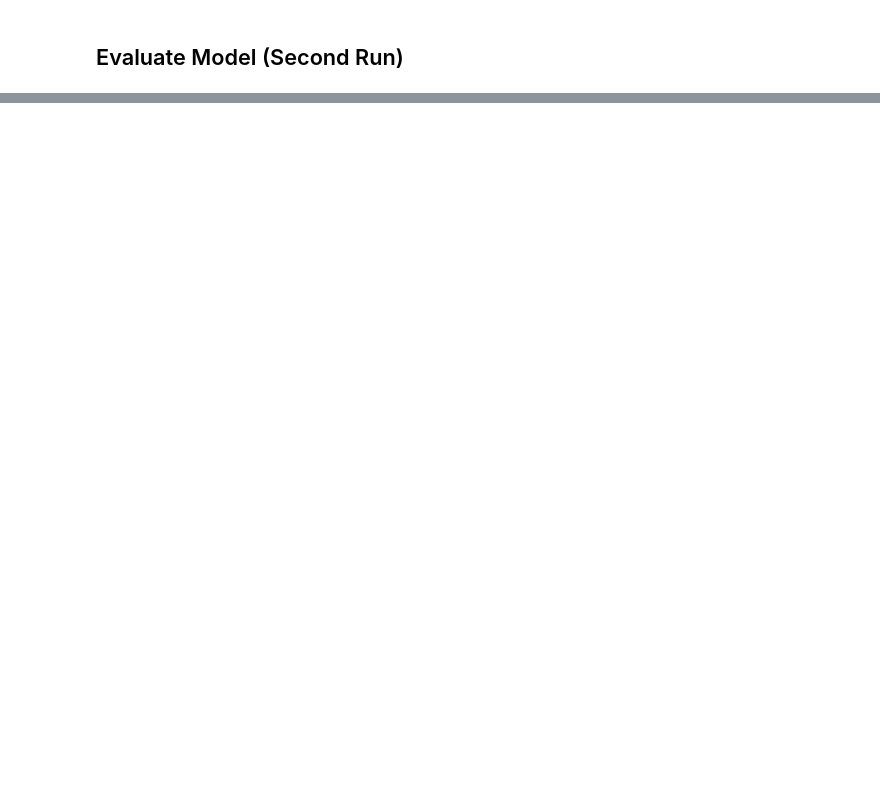
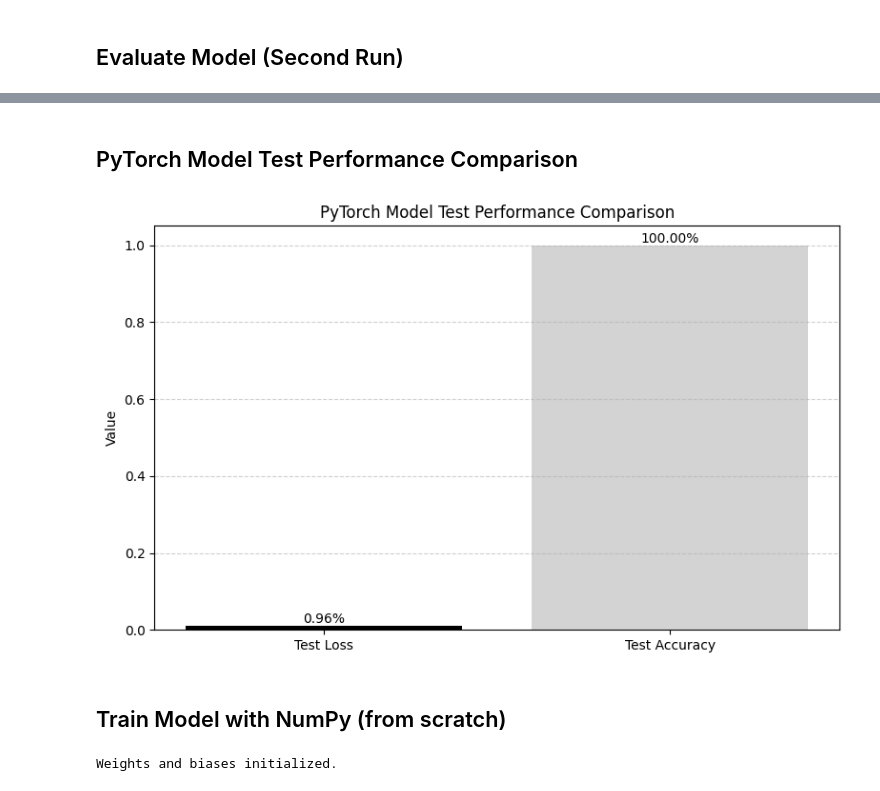
Before and after one commit to jahidurmahim/Machine_Learning_Laboratory, a Jupyter notebook: BackPropagation.ipynb, the cells around one changed output, grey strips where cells are left out. Cells and saved outputs as stored; diff of their text form; code cells hidden in the pictures; blank space fills up the shorter version.

```diff
--- a/BackPropagation.ipynb
+++ b/BackPropagation.ipynb
@@ -537,0 +718,22 @@ Test accuracy: 96.7%
+# %%
+# Evaluate the PyTorch model
+pt_model.eval() # Set the model to evaluation mode
+
+with torch.no_grad(): # Disable gradient calculation during evaluation
+    correct = 0
+    total = 0
+    for inputs, labels in test_loader:
+        outputs = pt_model(inputs)
+        _, predicted = torch.max(outputs.data, 1)
+        _, true_labels_indices = torch.max(labels.data, 1)
+        total += labels.size(0)
+        correct += (predicted == true_labels_indices).sum().item()
+
+    pt_accuracy = correct / total
+    print(f'PyTorch Model Test Accuracy: {pt_accuracy:2.2f}%')
+
+    # Calculate test loss (optional, as CrossEntropyLoss takes class indices)
+    # To get loss on test set, we need to manually compute it for one-hot labels
+    test_outputs = pt_model(X_test_pt)
+    pt_test_loss = criterion(test_outputs, y_test_pt).item()
+    print(f'PyTorch Model Test Loss: {100.0 * pt_test_loss:2.2f}%')
@@ -537,0 +743,51 @@ Test accuracy: 96.7%
+# %% [markdown]
+## PyTorch Model Test Performance Comparison
+# %%
+import matplotlib.pyplot as plt
+
+metrics = ['Test Loss', 'Test Accuracy']
+values = [pt_test_loss, pt_accuracy]
+
+plt.figure(figsize=(8, 5))
+# Use plt.bar to create a bar chart for the comparison
+colors = ['black', 'lightgrey'] # Use black and grey colors
+plt.bar(metrics, values, color=colors)
+plt.ylabel('Value')
+plt.title('PyTorch Model Test Performance Comparison')
+plt.ylim(bottom=0) # Set y-axis lower limit to 0
+
+# Add text labels on top of the bars
+for i, value in enumerate(values):
+    # Format as percentage with 2 decimal places
+    plt.text(metrics[i], value, f'{value * 100:.2f}%', ha='center', va='bottom', fontsize=10, color='black')
+
+plt.grid(axis='y', linestyle='--', alpha=0.6)
+plt.tight_layout()
+plt.show()
+# %% [output]
+[figure, added]
+# %% [markdown]
+## Train Model with NumPy (from scratch)
+# %%
+# Define the neural network architecture parameters
+input_size = X_train.shape[1] # 4 features
+hidden_size_1 = 16 # First hidden layer
+hidden_size_2 = 8  # Second hidden layer
+output_size = y_train_one_hot.shape[1] # 3 classes
+
+# Initialize weights and biases randomly
+# Weights for input to first hidden layer
+W1 = np.random.randn(input_size, hidden_size_1) * 0.01
+b1 = np.zeros((1, hidden_size_1))
+
+# Weights for first hidden layer to second hidden layer
+W2 = np.random.randn(hidden_size_1, hidden_size_2) * 0.01
+b2 = np.zeros((1, hidden_size_2))
+
+# Weights for second hidden layer to output layer
+W3 = np.random.randn(hidden_size_2, output_size) * 0.01
+b3 = np.zeros((1, output_size))
+
+print("Weights and biases initialized.")
+# %% [output]
+Weights and biases initialized.
```
Also changed, not shown: parts of 30 cells of this notebook.
